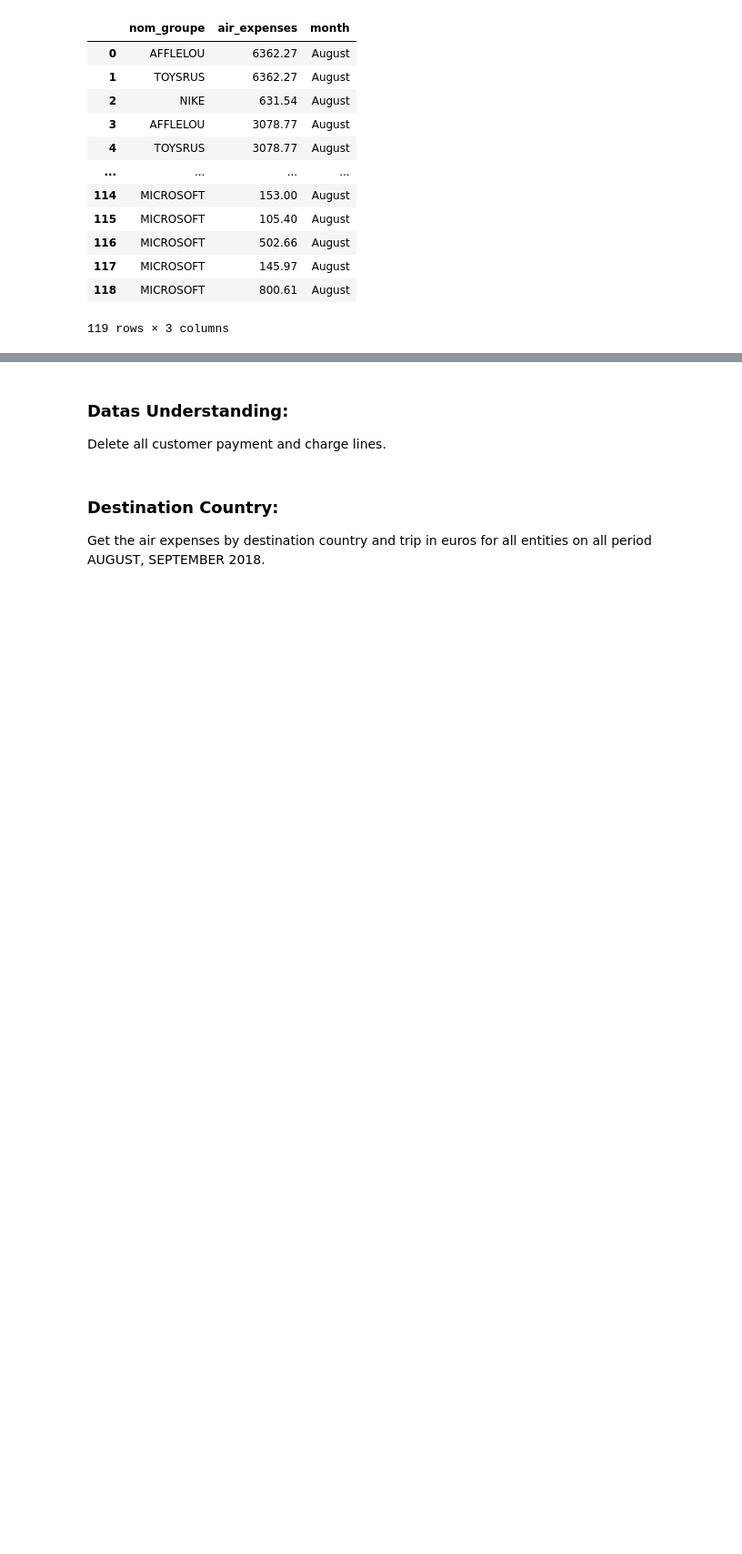
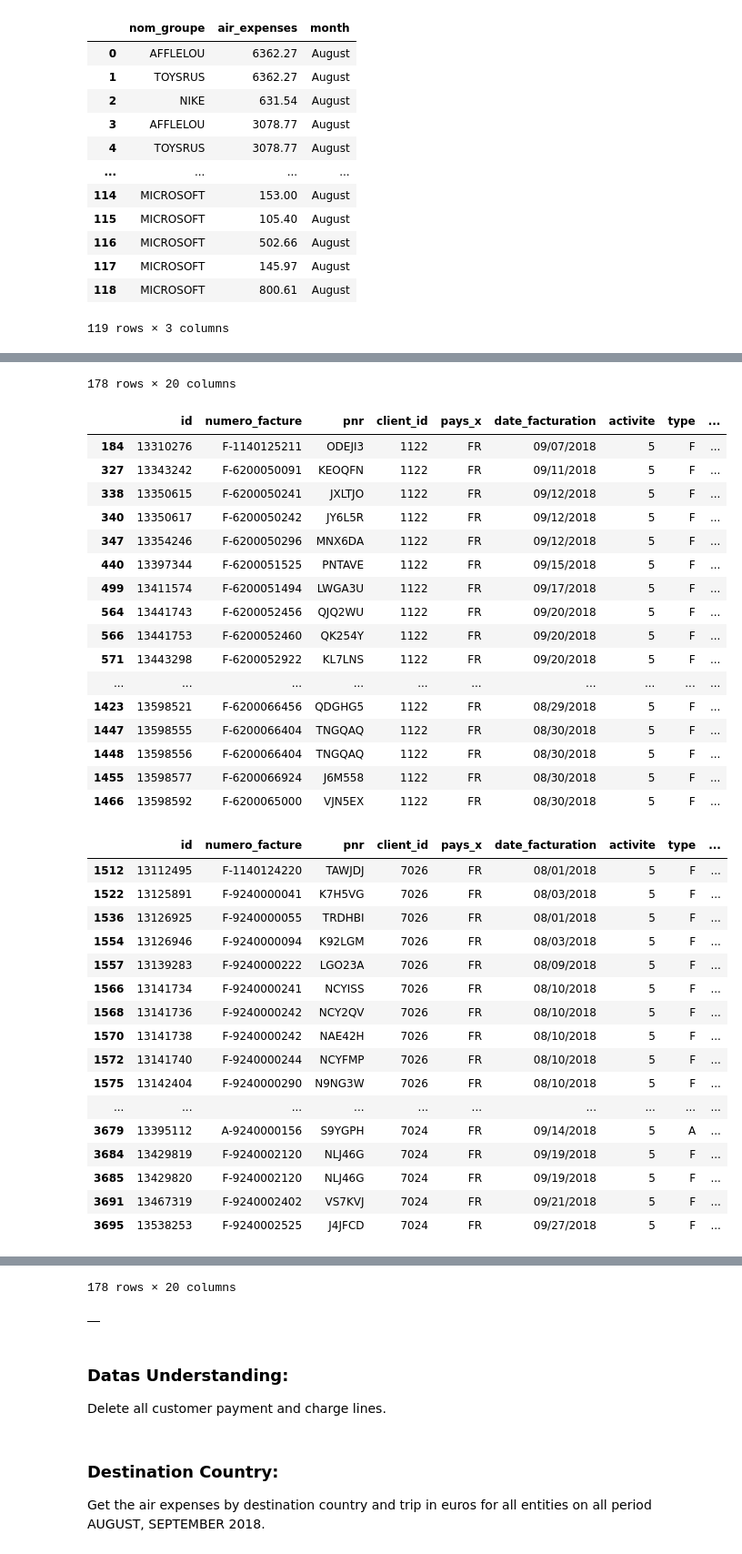
Before and after one commit to lluis90badia/lbadialabwork, a Jupyter notebook: guru_test/Lluis_Badia-Python_SQL_answers.ipynb, the cells around one changed output, grey strips where cells are left out. Shown at 91% size. Saved outputs shown, nothing was run; the diff lists cells and outputs as text; code cells hidden in the pictures; blank space fills up the shorter version.

```diff
--- a/guru_test/Lluis_Badia-Python_SQL_answers.ipynb
+++ b/guru_test/Lluis_Badia-Python_SQL_answers.ipynb
@@ -182,0 +126,7 @@ py_client
+# %%
+# To get the air expenses in EUR grouped by 'nom_groupe':
+merged_eur = merged
+merged_eur['montant_vente'] = 0.90909 * merged_eur['montant_vente']
+group_by = merged_eur[merged_eur['activite'] == 5].groupby('nom_groupe').apply(display)
+group_by
+# %% [output]
@@ -182,0 +145,35 @@ py_client
+178 rows × 20 columns
+|  | id | numero_facture | pnr | client_id | pays_x | date_facturation | activite | type | ... |
+| 184 | 13310276 | F-1140125211 | ODEJI3 | 1122 | FR | 09/07/2018 | 5 | F | ... |
+| 327 | 13343242 | F-6200050091 | KEOQFN | 1122 | FR | 09/11/2018 | 5 | F | ... |
+| 338 | 13350615 | F-6200050241 | JXLTJO | 1122 | FR | 09/12/2018 | 5 | F | ... |
+| 340 | 13350617 | F-6200050242 | JY6L5R | 1122 | FR | 09/12/2018 | 5 | F | ... |
+| 347 | 13354246 | F-6200050296 | MNX6DA | 1122 | FR | 09/12/2018 | 5 | F | ... |
+| 440 | 13397344 | F-6200051525 | PNTAVE | 1122 | FR | 09/15/2018 | 5 | F | ... |
+| 499 | 13411574 | F-6200051494 | LWGA3U | 1122 | FR | 09/17/2018 | 5 | F | ... |
+| 564 | 13441743 | F-6200052456 | QJQ2WU | 1122 | FR | 09/20/2018 | 5 | F | ... |
+| 566 | 13441753 | F-6200052460 | QK254Y | 1122 | FR | 09/20/2018 | 5 | F | ... |
+| 571 | 13443298 | F-6200052922 | KL7LNS | 1122 | FR | 09/20/2018 | 5 | F | ... |
+| ... | ... | ... | ... | ... | ... | ... | ... | ... | ... |
+| 1423 | 13598521 | F-6200066456 | QDGHG5 | 1122 | FR | 08/29/2018 | 5 | F | ... |
+| 1447 | 13598555 | F-6200066404 | TNGQAQ | 1122 | FR | 08/30/2018 | 5 | F | ... |
+| 1448 | 13598556 | F-6200066404 | TNGQAQ | 1122 | FR | 08/30/2018 | 5 | F | ... |
+| 1455 | 13598577 | F-6200066924 | J6M558 | 1122 | FR | 08/30/2018 | 5 | F | ... |
+| 1466 | 13598592 | F-6200065000 | VJN5EX | 1122 | FR | 08/30/2018 | 5 | F | ... |
+|  | id | numero_facture | pnr | client_id | pays_x | date_facturation | activite | type | ... |
+| 1512 | 13112495 | F-1140124220 | TAWJDJ | 7026 | FR | 08/01/2018 | 5 | F | ... |
+| 1522 | 13125891 | F-9240000041 | K7H5VG | 7026 | FR | 08/03/2018 | 5 | F | ... |
+| 1536 | 13126925 | F-9240000055 | TRDHBI | 7026 | FR | 08/01/2018 | 5 | F | ... |
+| 1554 | 13126946 | F-9240000094 | K92LGM | 7026 | FR | 08/03/2018 | 5 | F | ... |
+| 1557 | 13139283 | F-9240000222 | LGO23A | 7026 | FR | 08/09/2018 | 5 | F | ... |
+| 1566 | 13141734 | F-9240000241 | NCYISS | 7026 | FR | 08/10/2018 | 5 | F | ... |
+| 1568 | 13141736 | F-9240000242 | NCY2QV | 7026 | FR | 08/10/2018 | 5 | F | ... |
+| 1570 | 13141738 | F-9240000242 | NAE42H | 7026 | FR | 08/10/2018 | 5 | F | ... |
+| 1572 | 13141740 | F-9240000244 | NCYFMP | 7026 | FR | 08/10/2018 | 5 | F | ... |
+| 1575 | 13142404 | F-9240000290 | N9NG3W | 7026 | FR | 08/10/2018 | 5 | F | ... |
+| ... | ... | ... | ... | ... | ... | ... | ... | ... | ... |
+| 3679 | 13395112 | A-9240000156 | S9YGPH | 7024 | FR | 09/14/2018 | 5 | A | ... |
+| 3684 | 13429819 | F-9240002120 | NLJ46G | 7024 | FR | 09/19/2018 | 5 | F | ... |
+| 3685 | 13429820 | F-9240002120 | NLJ46G | 7024 | FR | 09/19/2018 | 5 | F | ... |
+| 3691 | 13467319 | F-9240002402 | VS7KVJ | 7024 | FR | 09/21/2018 | 5 | F | ... |
+| 3695 | 13538253 | F-9240002525 | J4JFCD | 7024 | FR | 09/27/2018 | 5 | F | ... |
@@ -183,3 +192,5 @@ py_client
+178 rows × 20 columns
+|  |
 # %% [markdown]
 ### Datas Understanding:
 
```
Also changed, not shown: parts of 11 cells of this notebook.
